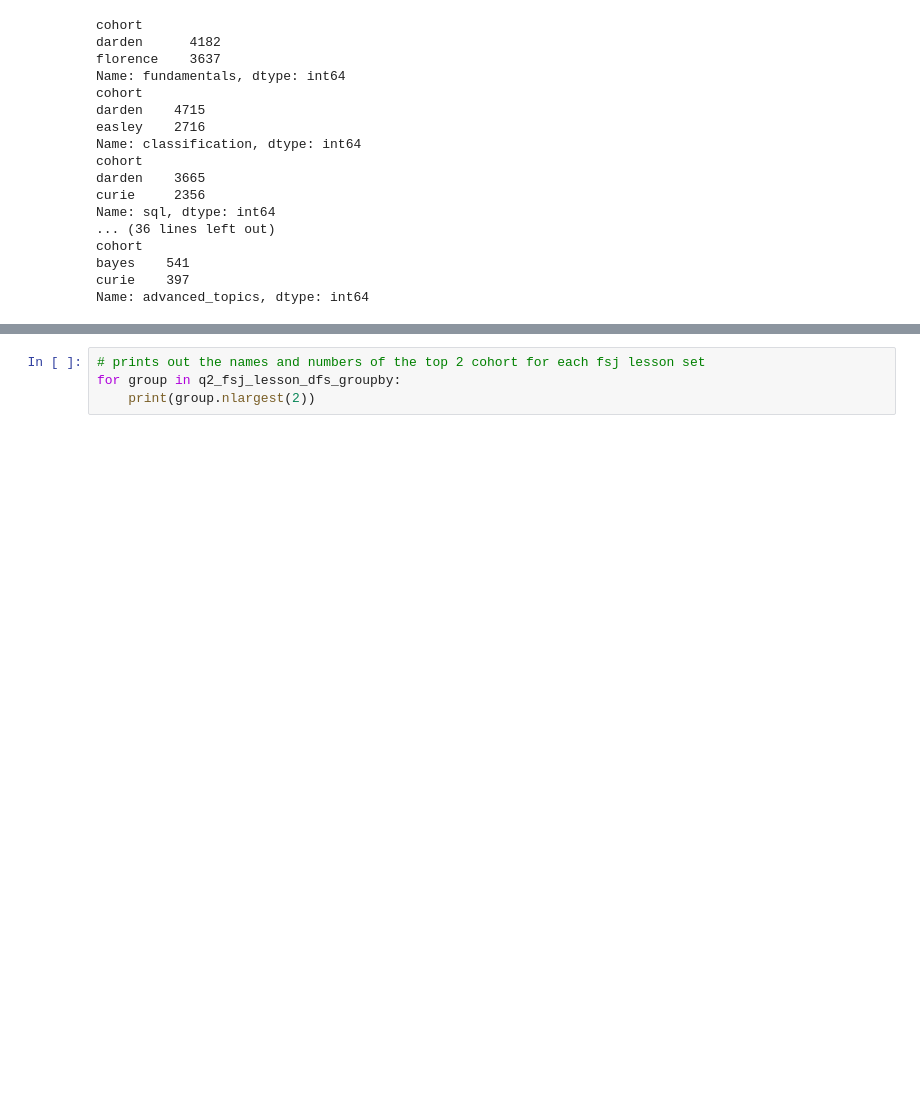
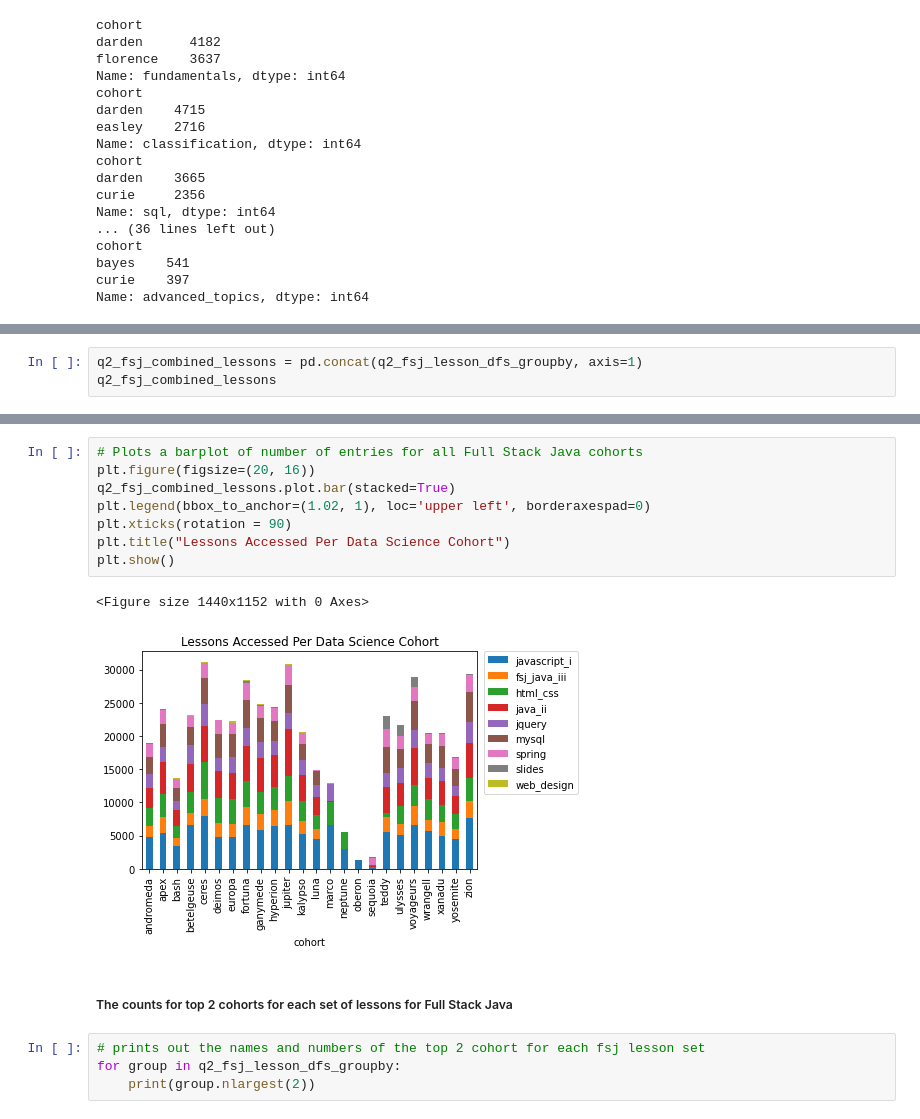
Before and after one commit to Jason-R-Turner/anomaly-detection-exercises, a Jupyter notebook: jason_mvp.ipynb, the cells around one changed output, grey strips where cells are left out. Cells and saved outputs as stored; diff of their text form; blank space fills up the shorter version.

```diff
--- a/jason_mvp.ipynb
+++ b/jason_mvp.ipynb
@@ -1072,0 +1087,3 @@ Name: advanced_topics, dtype: int64
+# %%
+q2_fsj_combined_lessons = pd.concat(q2_fsj_lesson_dfs_groupby, axis=1)
+q2_fsj_combined_lessons
@@ -1073,3 +1109,16 @@ Name: advanced_topics, dtype: int64
+# %%
+# Plots a barplot of number of entries for all Full Stack Java cohorts
+plt.figure(figsize=(20, 16))
+q2_fsj_combined_lessons.plot.bar(stacked=True)
+plt.legend(bbox_to_anchor=(1.02, 1), loc='upper left', borderaxespad=0)
+plt.xticks(rotation = 90)
+plt.title("Lessons Accessed Per Data Science Cohort")
+plt.show()
+# %% [output]
+<Figure size 1440x1152 with 0 Axes>
+[figure, added]
+# %% [markdown]
+##### The counts for top 2 cohorts for each set of lessons for Full Stack Java
 # %%
 # prints out the names and numbers of the top 2 cohort for each fsj lesson set
 for group in q2_fsj_lesson_dfs_groupby:
```
Also changed, not shown: parts of 45 cells of this notebook.
